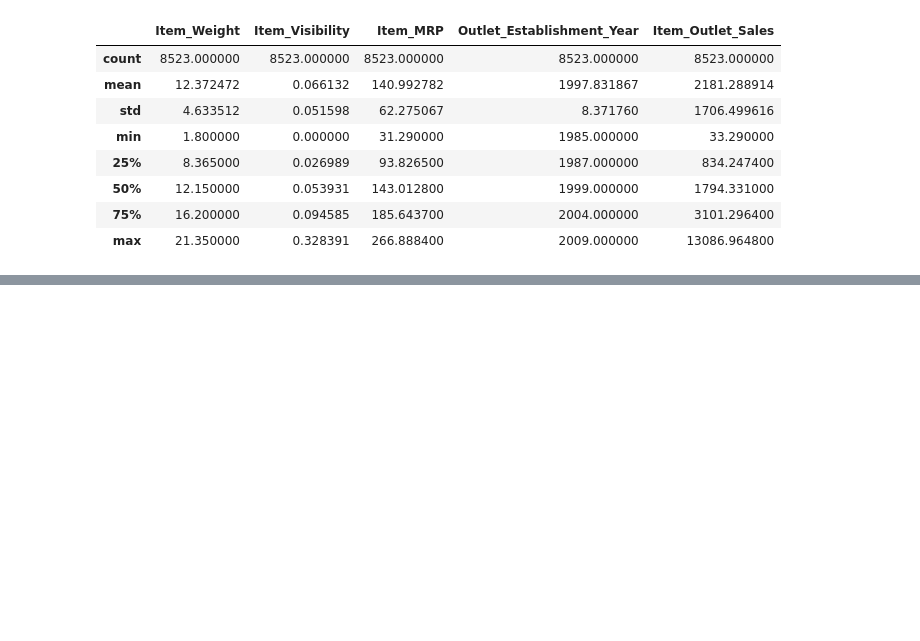
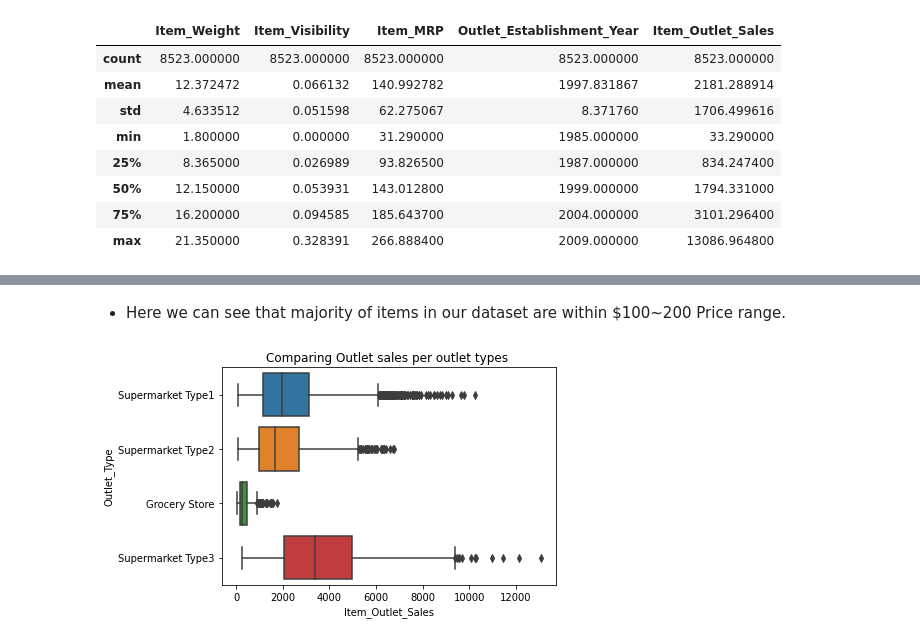
Before and after one commit to KDcodePy/Coding-dojo-project1-part1, a Jupyter notebook: Sales_prediction.ipynb, the cells around one changed output, grey strips where cells are left out. Drawn from its saved outputs; the diff is of its cells as text; code cells hidden in the pictures; blank space fills up the shorter version.

```diff
--- a/Sales_prediction.ipynb
+++ b/Sales_prediction.ipynb
@@ -215,0 +238,8 @@ df.describe()
+# %% [markdown]
+
+  - Here we can see that majority of items in our dataset are within $100~200 Price range.
+# %%
+ax = sns.boxplot(x="Item_Outlet_Sales" , y= "Outlet_Type", data=df)
+ax.set_title("Comparing Outlet sales per outlet types ");
+# %% [output]
+[figure, added]
```
Also changed, not shown: parts of 14 cells of this notebook.
